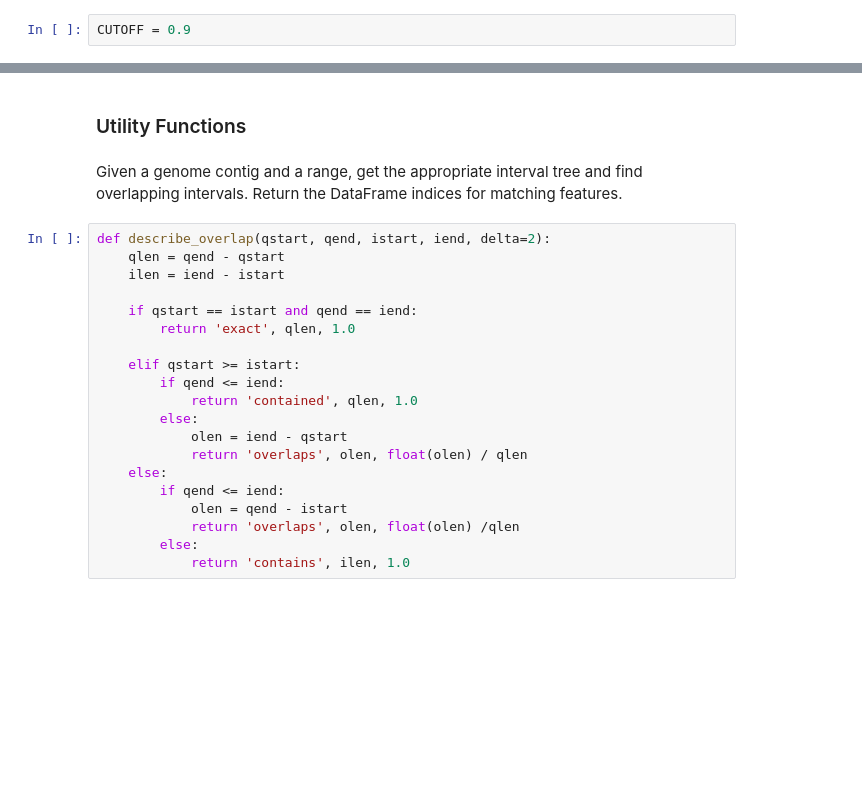
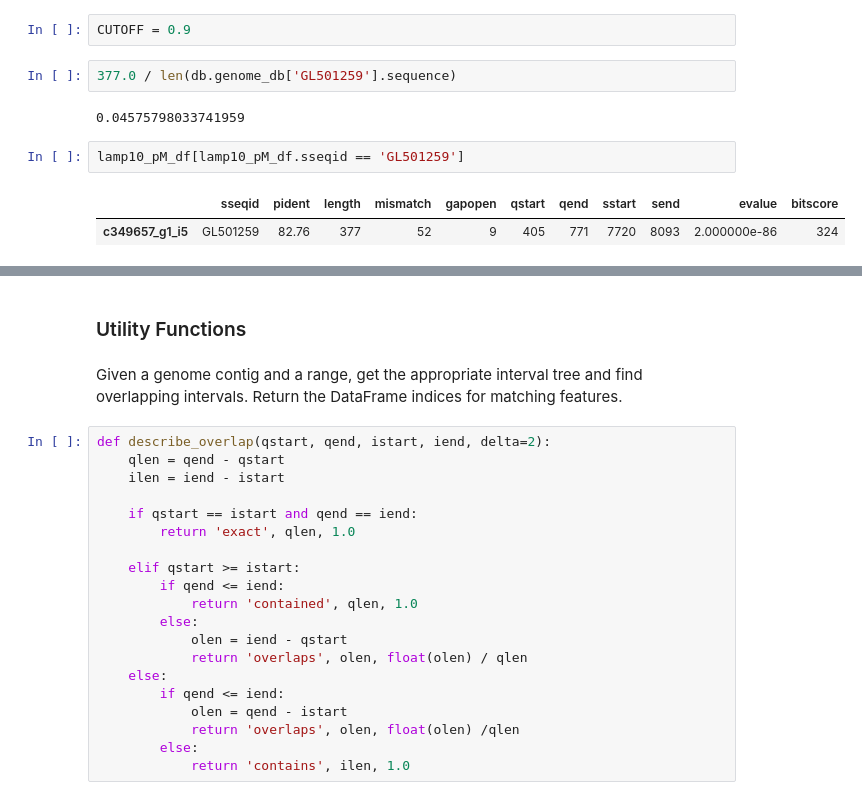
Before and after one commit to standage/2015-petMarSB, a Jupyter notebook: notebooks/petmar-cross-validate.ipynb, the cells around one changed output, grey strips where cells are left out. Drawn from its saved outputs; the diff is of its cells as text; blank space fills up the shorter version.

```diff
--- a/notebooks/petmar-cross-validate.ipynb
+++ b/notebooks/petmar-cross-validate.ipynb
@@ -174,2 +155,11 @@ gtf_df
 # %%
 CUTOFF = 0.9
+# %%
+377.0 / len(db.genome_db['GL501259'].sequence)
+# %% [output]
+0.04575798033741959
+# %%
+lamp10_pM_df[lamp10_pM_df.sseqid == 'GL501259']
+# %% [output]
+|  | sseqid | pident | length | mismatch | gapopen | qstart | qend | sstart | send | evalue | bitscore |
+| c349657_g1_i5 | GL501259 | 82.76 | 377 | 52 | 9 | 405 | 771 | 7720 | 8093 | 2.000000e-86 | 324 |
```
Also changed, not shown: parts of 10 cells of this notebook.
